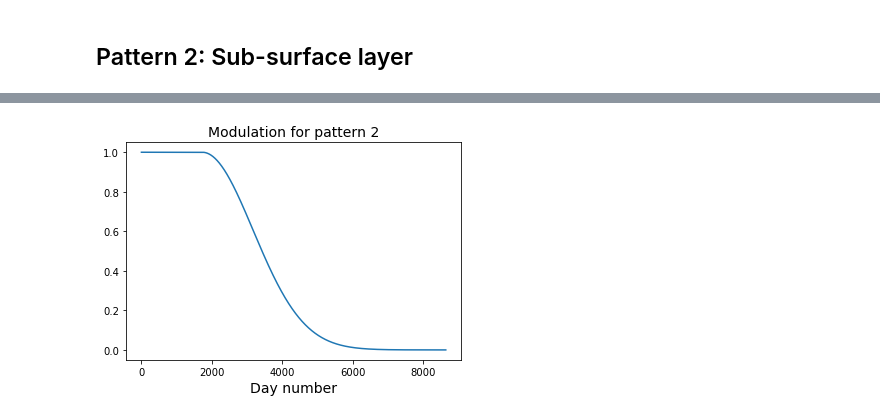
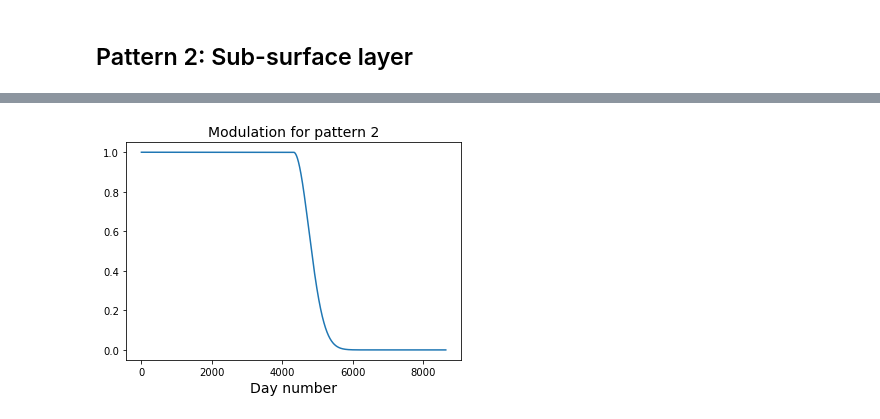
Before and after one commit to valentina-s/ooi_sonar, a Jupyter notebook: notebooks/generate_simulated_data.ipynb, the cells around one changed output, grey strips where cells are left out. Saved outputs shown, nothing was run; the diff lists cells and outputs as text; code cells hidden in the pictures.

```diff
--- a/notebooks/generate_simulated_data.ipynb
+++ b/notebooks/generate_simulated_data.ipynb
@@ -138,16 +138,16 @@ plt.imshow(p2,aspect='auto')
 # %%
 # Modulation for Pattern 2
-p2_len = 12  # persistant length for pattern 2 [days]
-p2_mod = norm.pdf(np.arange(ping_per_day_mvbs*day_num),loc=p2_len*ping_per_day_mvbs,scale=10*ping_per_day_mvbs)
+p2_len = 30  # persistant length for pattern 2 [days]
+p2_mod = norm.pdf(np.arange(ping_per_day_mvbs*day_num),loc=p2_len*ping_per_day_mvbs,scale=3*ping_per_day_mvbs)
 p2_mod[:p2_len*ping_per_day_mvbs] = p2_mod.max()
 p2_mod = p2_mod/p2_mod.max()
 
 plt.plot(p2_mod)
 plt.xlabel('Day number',fontsize=14)
 plt.title('Modulation for pattern 2',fontsize=14)
 plt.show()
 # %% [output]
-[figure, old version]
+[figure, new version]
 # %%
 # Generate modulated Pattern 2
 p2_alldays = p2*p2_mod.T  # modulate SSL strength
```
Also changed, not shown: parts of 12 cells of this notebook.
